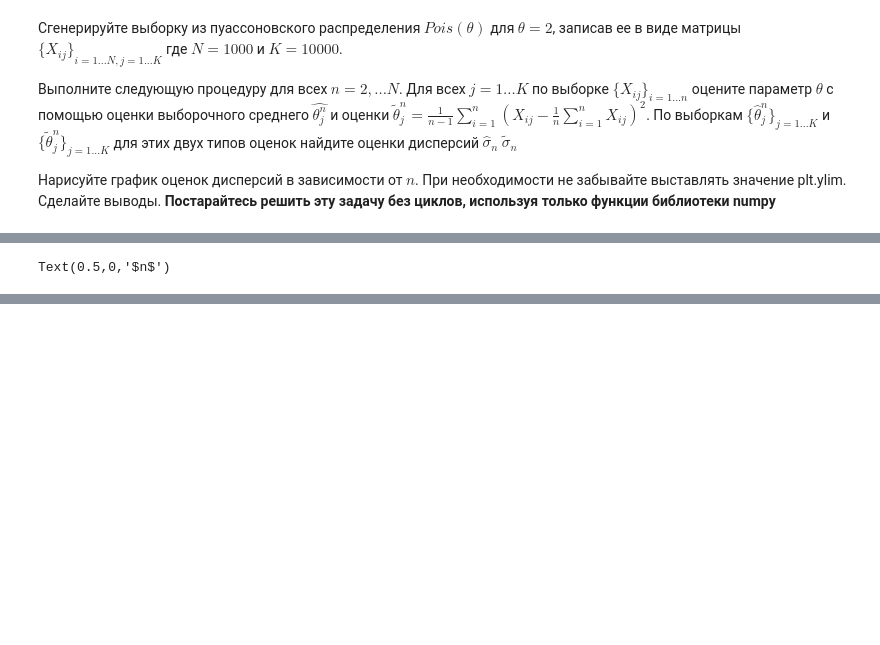
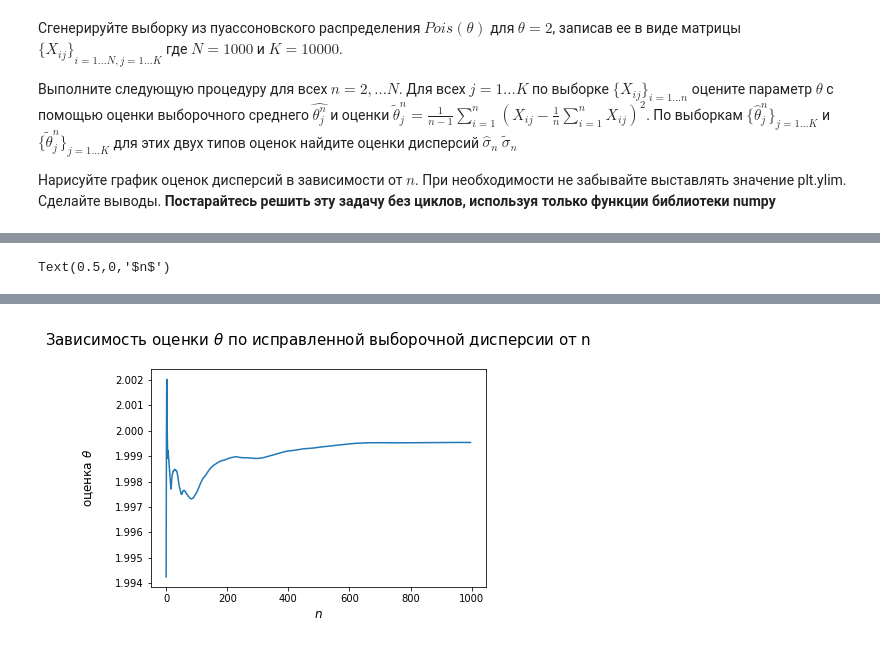
Before and after one commit to SergeyYVP/Statistics, a Jupyter notebook: DZ_stat_3.ipynb, the cells around one changed output, grey strips where cells are left out. Cells and saved outputs as stored; diff of their text form; code cells hidden in the pictures; blank space fills up the shorter version.

```diff
--- a/DZ_stat_3.ipynb
+++ b/DZ_stat_3.ipynb
@@ -240,5 +242,5 @@ print(f'Среднее выборочное выборочных средних:
 # %%
-var_sample = np.array([matrix[:i, j].var(ddof=1) for i in range(2, N) for j in range(K)])
+var_sample = np.array([matrix[:i, :].var(ddof=1) for i in range(2, N)])
 # %%
 print(f'Среднее выборочное исправленных выборочных дисперсий: {var_sample.mean():.5f}')
 # %% [output]
@@ -259,8 +261,8 @@ Text(0.5,0,'$n$')
 # %%
 plt.plot(x, var_sample_n)
 
-plt.title('Зависимость оценки $\\theta$ по исправленной выборочной дисперсии от n\n')
-plt.ylabel('оценка $\\theta$')
-plt.xlabel('$n$')
+plt.title('Зависимость оценки $\\theta$ по исправленной выборочной дисперсии от n\n', fontsize=15)
+plt.ylabel('оценка $\\theta$\n', fontsize=12)
+plt.xlabel('$n$', fontsize=12)
 # %% [output]
 Text(0.5,0,'$n$')
@@ -267,0 +269 @@ Text(0.5,0,'$n$')
+[figure, added]
```
Also changed, not shown: parts of 11 cells of this notebook.
